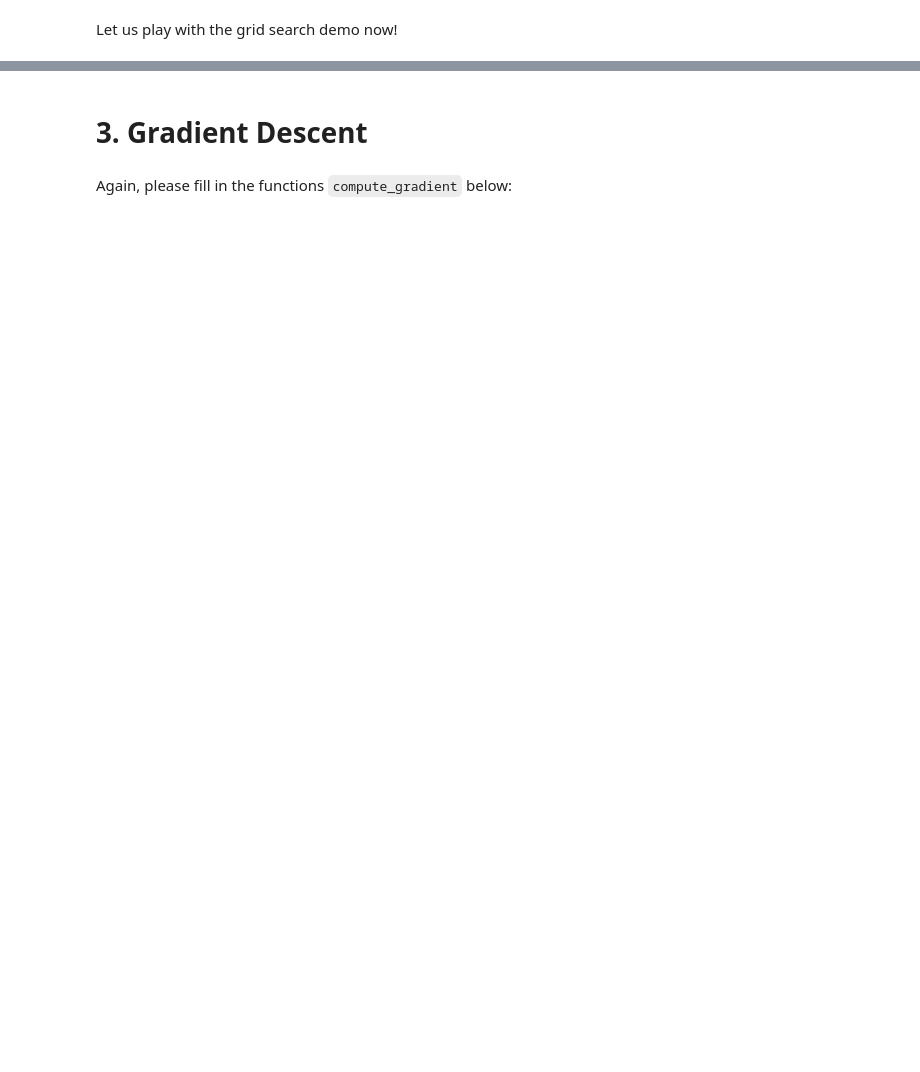
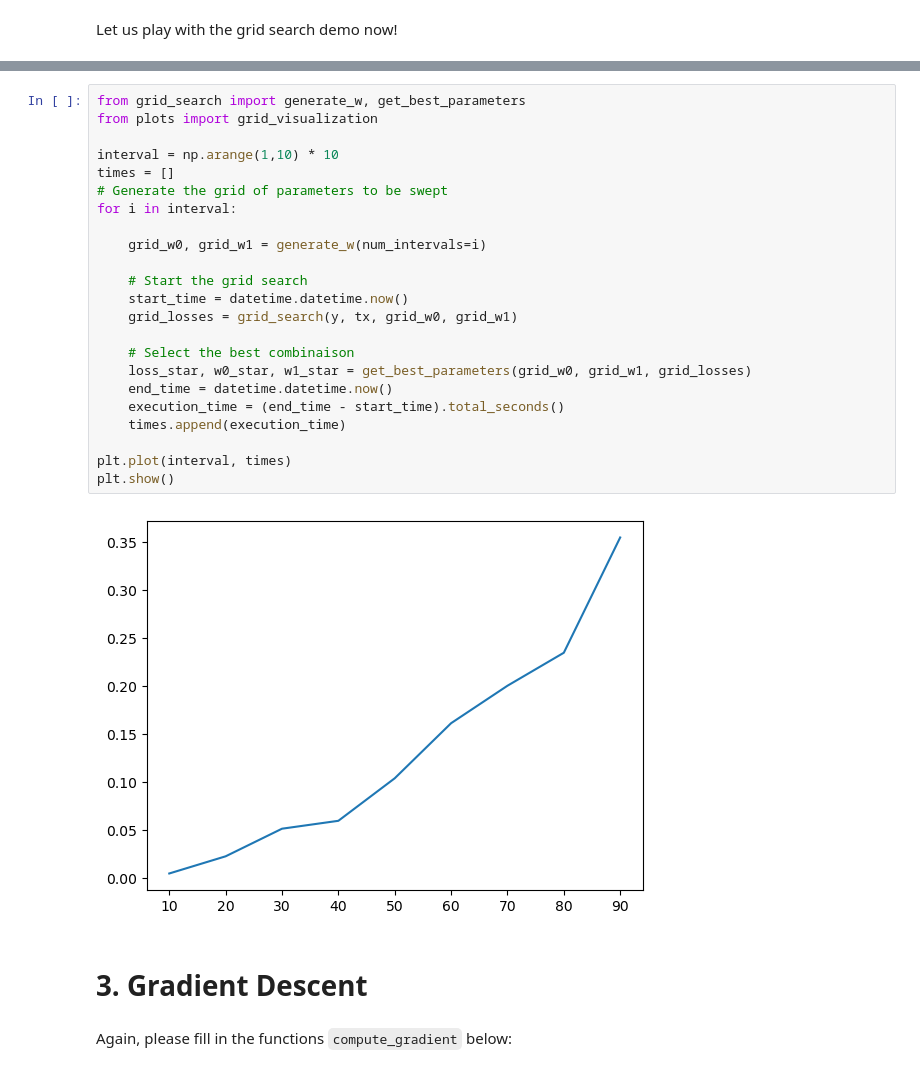
Before and after one commit to WeneKouarfate/ML_course, a Jupyter notebook: labs/ex02/template/ex02.ipynb, the cells around one changed output, grey strips where cells are left out. Saved outputs shown, nothing was run; the diff lists cells and outputs as text; blank space fills up the shorter version.

```diff
--- a/labs/ex02/template/ex02.ipynb
+++ b/labs/ex02/template/ex02.ipynb
@@ -102,3 +155,28 @@ fig.savefig("grid_plot")  # Optional saving
+# %%
+from grid_search import generate_w, get_best_parameters
+from plots import grid_visualization
+
+interval = np.arange(1,10) * 10
+times = []
+# Generate the grid of parameters to be swept
+for i in interval:
+
+    grid_w0, grid_w1 = generate_w(num_intervals=i)
+
+    # Start the grid search
+    start_time = datetime.datetime.now()
+    grid_losses = grid_search(y, tx, grid_w0, grid_w1)
+
+    # Select the best combinaison
+    loss_star, w0_star, w1_star = get_best_parameters(grid_w0, grid_w1, grid_losses)
+    end_time = datetime.datetime.now()
+    execution_time = (end_time - start_time).total_seconds()
+    times.append(execution_time)
+
+plt.plot(interval, times)
+plt.show()
+# %% [output]
+[figure, added]
 # %% [markdown]
 # 3. Gradient Descent
 # %% [markdown]
```
Also changed, not shown: parts of 36 cells of this notebook, 1 other file.
